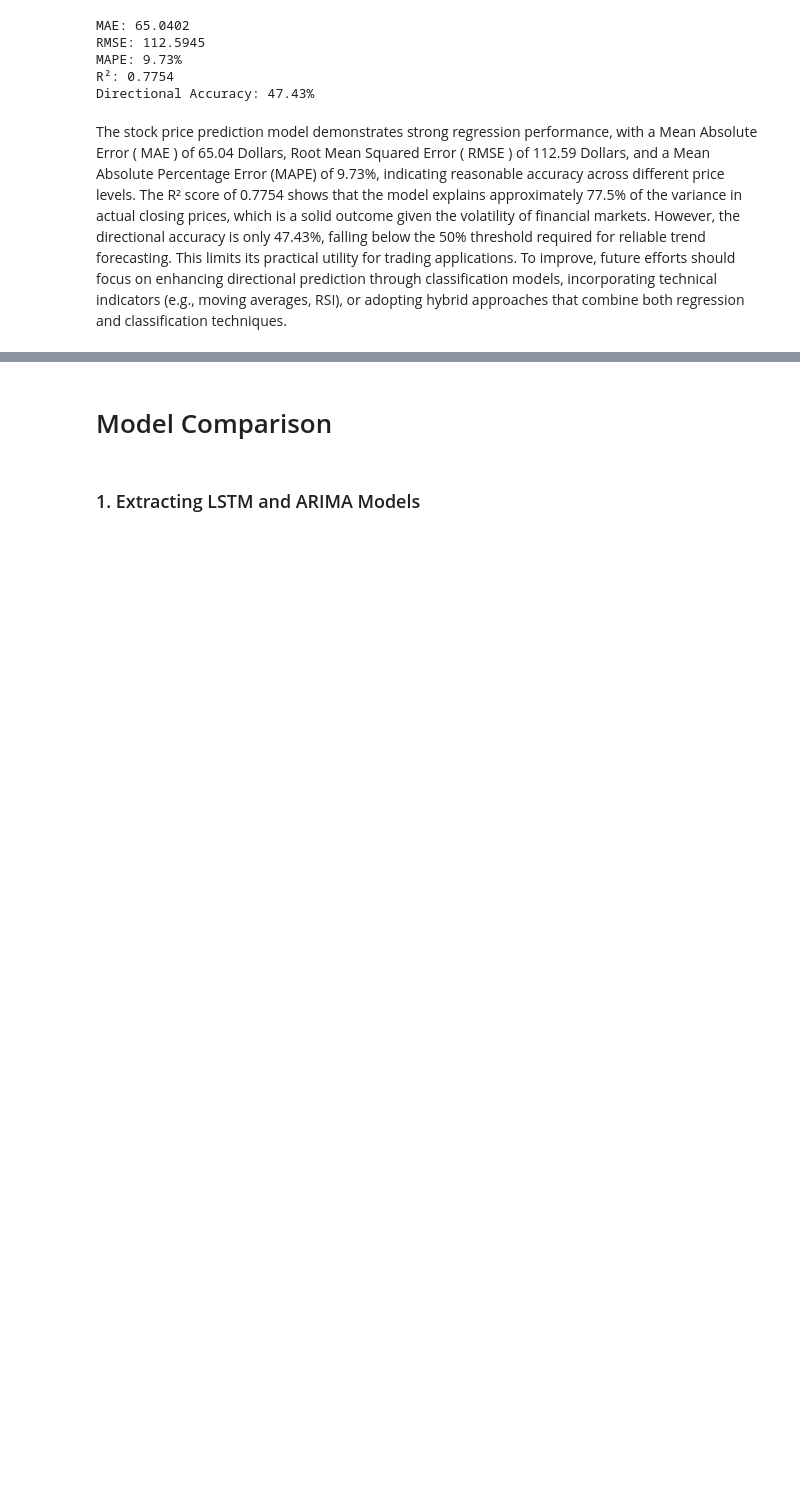
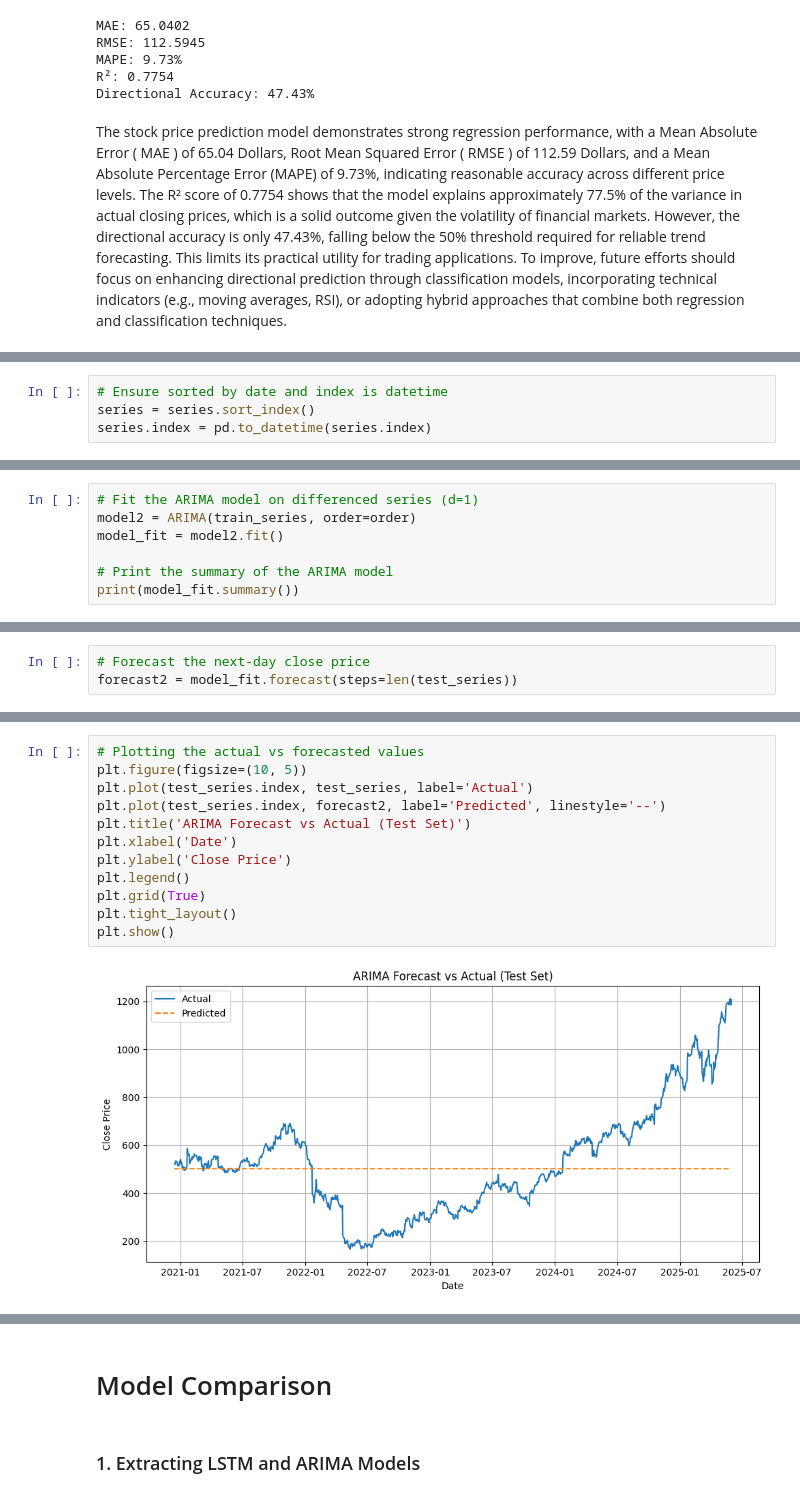
Before and after one commit to Anitra-Hernandez/AAI510_Group6Project, a Jupyter notebook: FinalProject_1.ipynb, the cells around one changed output, grey strips where cells are left out. Cells and saved outputs as stored; diff of their text form; blank space fills up the shorter version.

```diff
--- a/FinalProject_1.ipynb
+++ b/FinalProject_1.ipynb
@@ -448,0 +506,4 @@ The stock price prediction model demonstrates strong regression performance, wit
+# %%
+# Ensure sorted by date and index is datetime
+series = series.sort_index()
+series.index = pd.to_datetime(series.index)
@@ -448,0 +615,7 @@ The stock price prediction model demonstrates strong regression performance, wit
+# %%
+# Fit the ARIMA model on differenced series (d=1)
+model2 = ARIMA(train_series, order=order)
+model_fit = model2.fit()
+
+# Print the summary of the ARIMA model
+print(model_fit.summary())
@@ -448,0 +640,3 @@ The stock price prediction model demonstrates strong regression performance, wit
+# %%
+# Forecast the next-day close price
+forecast2 = model_fit.forecast(steps=len(test_series))
@@ -448,0 +655,14 @@ The stock price prediction model demonstrates strong regression performance, wit
+# %%
+# Plotting the actual vs forecasted values
+plt.figure(figsize=(10, 5))
+plt.plot(test_series.index, test_series, label='Actual')
+plt.plot(test_series.index, forecast2, label='Predicted', linestyle='--')
+plt.title('ARIMA Forecast vs Actual (Test Set)')
+plt.xlabel('Date')
+plt.ylabel('Close Price')
+plt.legend()
+plt.grid(True)
+plt.tight_layout()
+plt.show()
+# %% [output]
+[figure, added]
```
Also changed, not shown: parts of 21 cells of this notebook.
